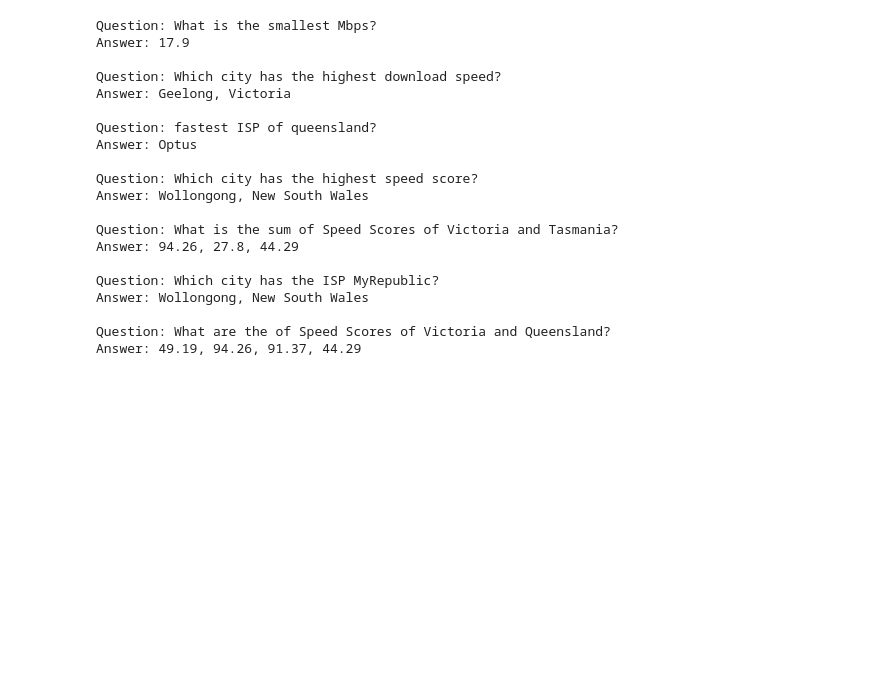
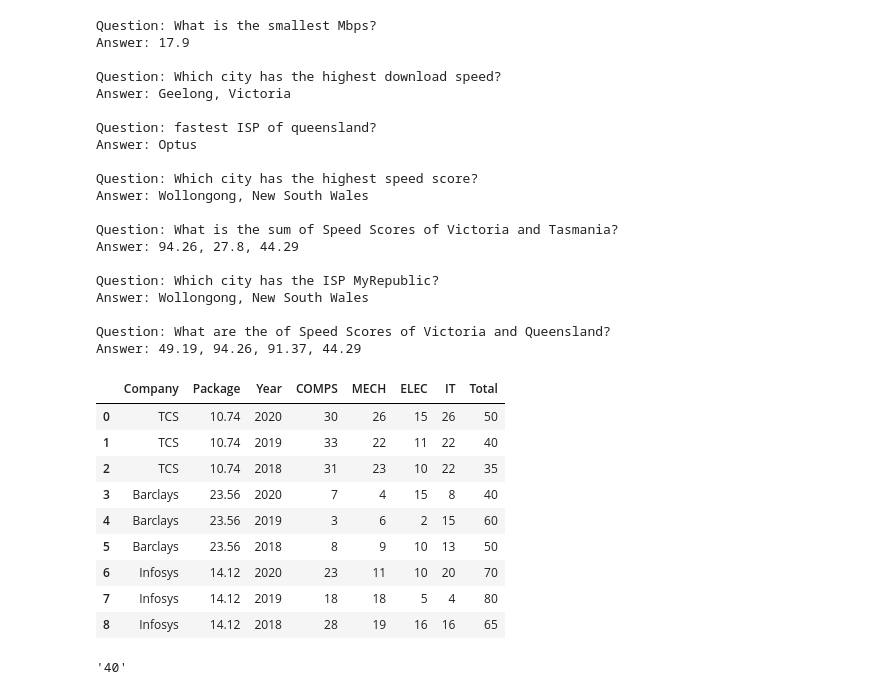
Before and after one commit to Pranav122002/QnA-Conversational-Chatbot, a Jupyter notebook: backend/ipynb/TAPAS.ipynb, the cells around one changed output. Cells and saved outputs as stored; diff of their text form; code cells hidden in the pictures; blank space fills up the shorter version.

```diff
--- a/backend/ipynb/TAPAS.ipynb
+++ b/backend/ipynb/TAPAS.ipynb
@@ -271,0 +281,21 @@ Answer: 49.19, 94.26, 91.37, 44.29
+# %%
+table = pd.read_csv(r"../datasets/Placement1.csv")
+table = table.astype(str)
+table
+# %% [output]
+|  | Company | Package | Year | COMPS | MECH | ELEC | IT | Total |
+| 0 | TCS | 10.74 | 2020 | 30 | 26 | 15 | 26 | 50 |
+| 1 | TCS | 10.74 | 2019 | 33 | 22 | 11 | 22 | 40 |
+| 2 | TCS | 10.74 | 2018 | 31 | 23 | 10 | 22 | 35 |
+| 3 | Barclays | 23.56 | 2020 | 7 | 4 | 15 | 8 | 40 |
+| 4 | Barclays | 23.56 | 2019 | 3 | 6 | 2 | 15 | 60 |
+| 5 | Barclays | 23.56 | 2018 | 8 | 9 | 10 | 13 | 50 |
+| 6 | Infosys | 14.12 | 2020 | 23 | 11 | 10 | 20 | 70 |
+| 7 | Infosys | 14.12 | 2019 | 18 | 18 | 5 | 4 | 80 |
+| 8 | Infosys | 14.12 | 2018 | 28 | 19 | 16 | 16 | 65 |
+# %%
+question = "Total number of students placed in TCS in year 2019"
+answer = tqa(table=table, query=question)
+answer["answer"]
+# %% [output]
+'40'
```
Also changed, not shown: parts of 5 cells of this notebook, 11 other files.
